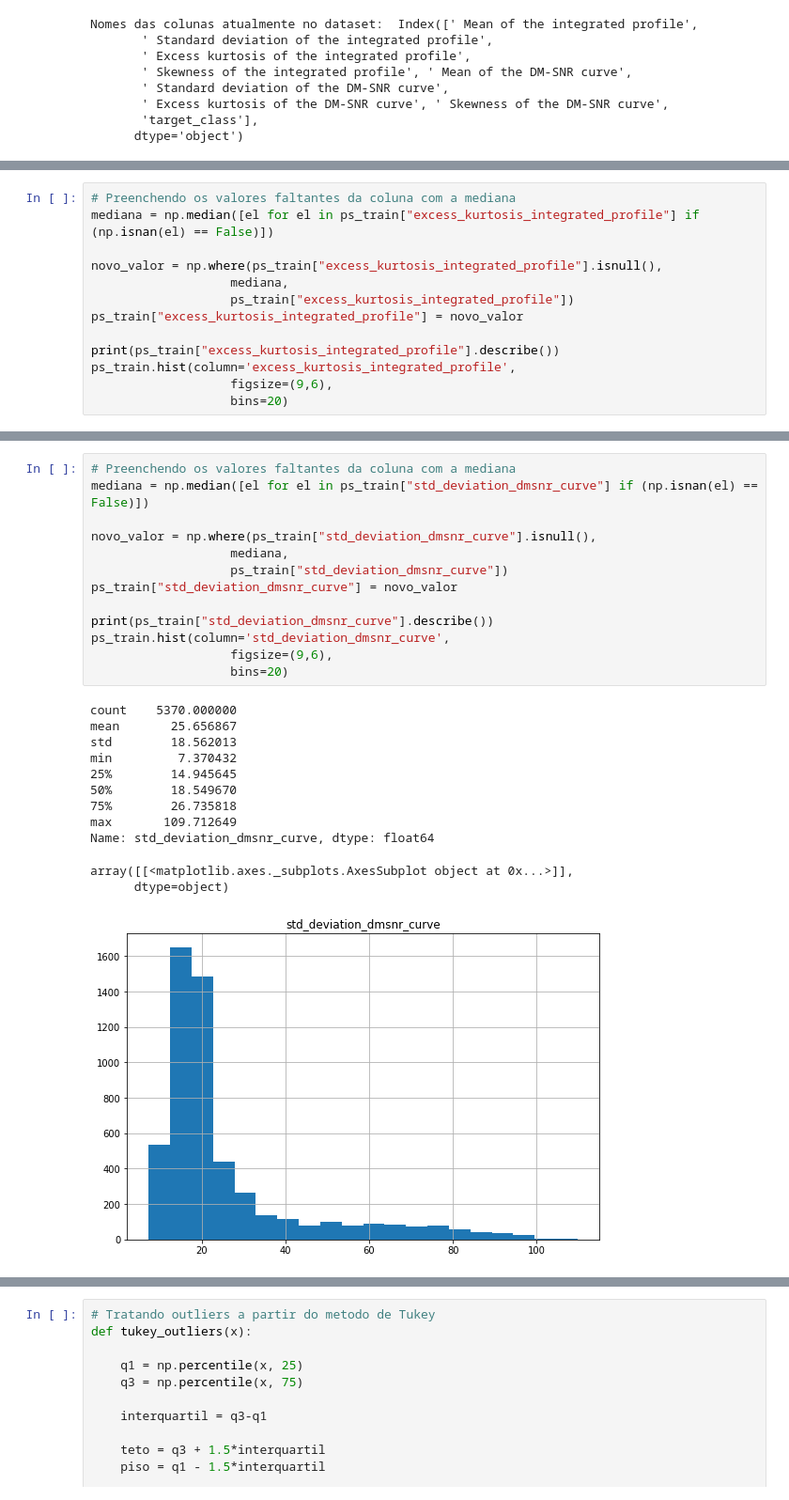
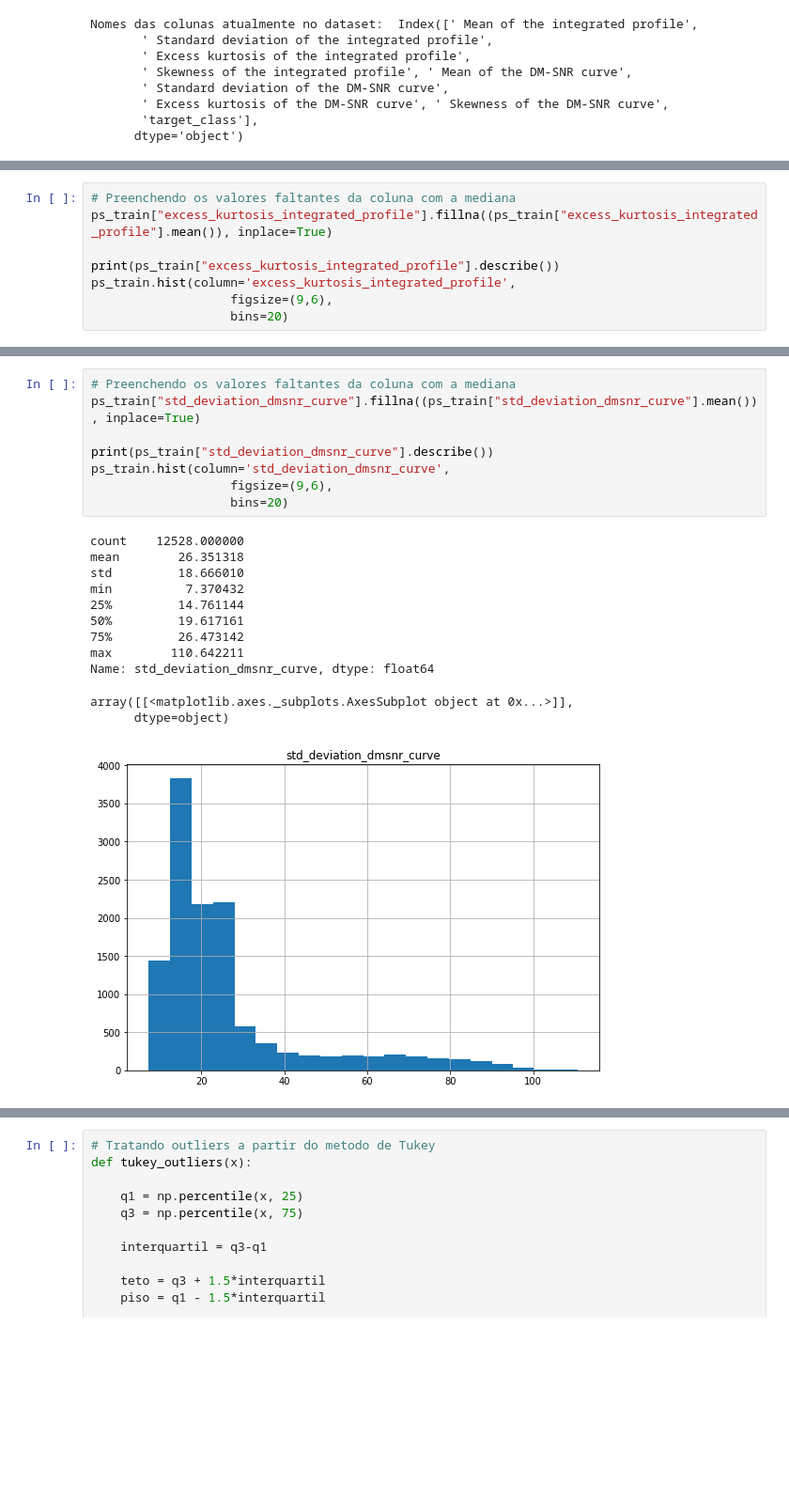
Before and after one commit to dsarj/tcc_previsao_pulsares, a Jupyter notebook: pulse_star.ipynb, the cells around one changed output, grey strips where cells are left out. Shown: that part at 94% size. Drawn from its saved outputs; the diff is of its cells as text; blank space fills up the shorter version.

```diff
--- a/pulse_star.ipynb
+++ b/pulse_star.ipynb
@@ -179,11 +179,6 @@ array([[<matplotlib.axes._subplots.AxesSubplot object at 0x...>]],
 # %%
 # Preenchendo os valores faltantes da coluna com a mediana
-mediana = np.median([el for el in ps_train["excess_kurtosis_integrated_profile"] if (np.isnan(el) == False)])
-
-novo_valor = np.where(ps_train["excess_kurtosis_integrated_profile"].isnull(),
-                   mediana,
-                   ps_train["excess_kurtosis_integrated_profile"])
-ps_train["excess_kurtosis_integrated_profile"] = novo_valor
+ps_train["excess_kurtosis_integrated_profile"].fillna((ps_train["excess_kurtosis_integrated_profile"].mean()), inplace=True)
 
 print(ps_train["excess_kurtosis_integrated_profile"].describe())
 ps_train.hist(column='excess_kurtosis_integrated_profile',
@@ -226,29 +221,24 @@ array([[<matplotlib.axes._subplots.AxesSubplot object at 0x...>]],
 # %%
 # Preenchendo os valores faltantes da coluna com a mediana
-mediana = np.median([el for el in ps_train["std_deviation_dmsnr_curve"] if (np.isnan(el) == False)])
-
-novo_valor = np.where(ps_train["std_deviation_dmsnr_curve"].isnull(),
-                   mediana,
-                   ps_train["std_deviation_dmsnr_curve"])
-ps_train["std_deviation_dmsnr_curve"] = novo_valor
+ps_train["std_deviation_dmsnr_curve"].fillna((ps_train["std_deviation_dmsnr_curve"].mean()), inplace=True)
 
 print(ps_train["std_deviation_dmsnr_curve"].describe())
 ps_train.hist(column='std_deviation_dmsnr_curve',
                    figsize=(9,6),
                    bins=20)
 # %% [output]
-count    5370.000000
-mean       25.656867
-std        18.562013
-min         7.370432
-25%        14.945645
-50%        18.549670
-75%        26.735818
-max       109.712649
+count    12528.000000
+mean        26.351318
+std         18.666010
+min          7.370432
+25%         14.761144
+50%         19.617161
+75%         26.473142
+max        110.642211
 Name: std_deviation_dmsnr_curve, dtype: float64
 array([[<matplotlib.axes._subplots.AxesSubplot object at 0x...>]],
       dtype=object)
-[figure, old version]
+[figure, new version]
 # %%
 # Analisando a coluna skewness_dmsnr_curve
 print("\nAnalisando o atributo skewness_dmsnr_curve:")
```
Also changed, not shown: parts of 16 cells of this notebook.
